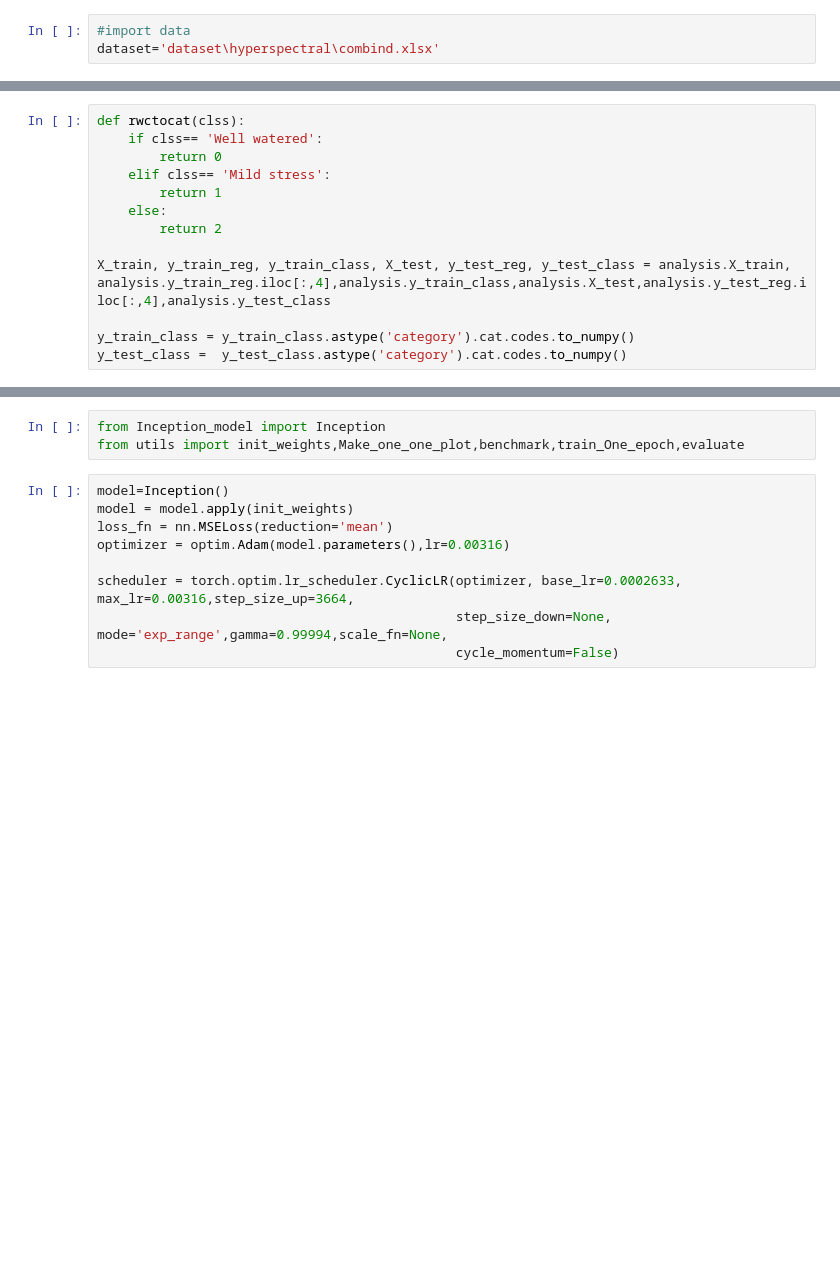
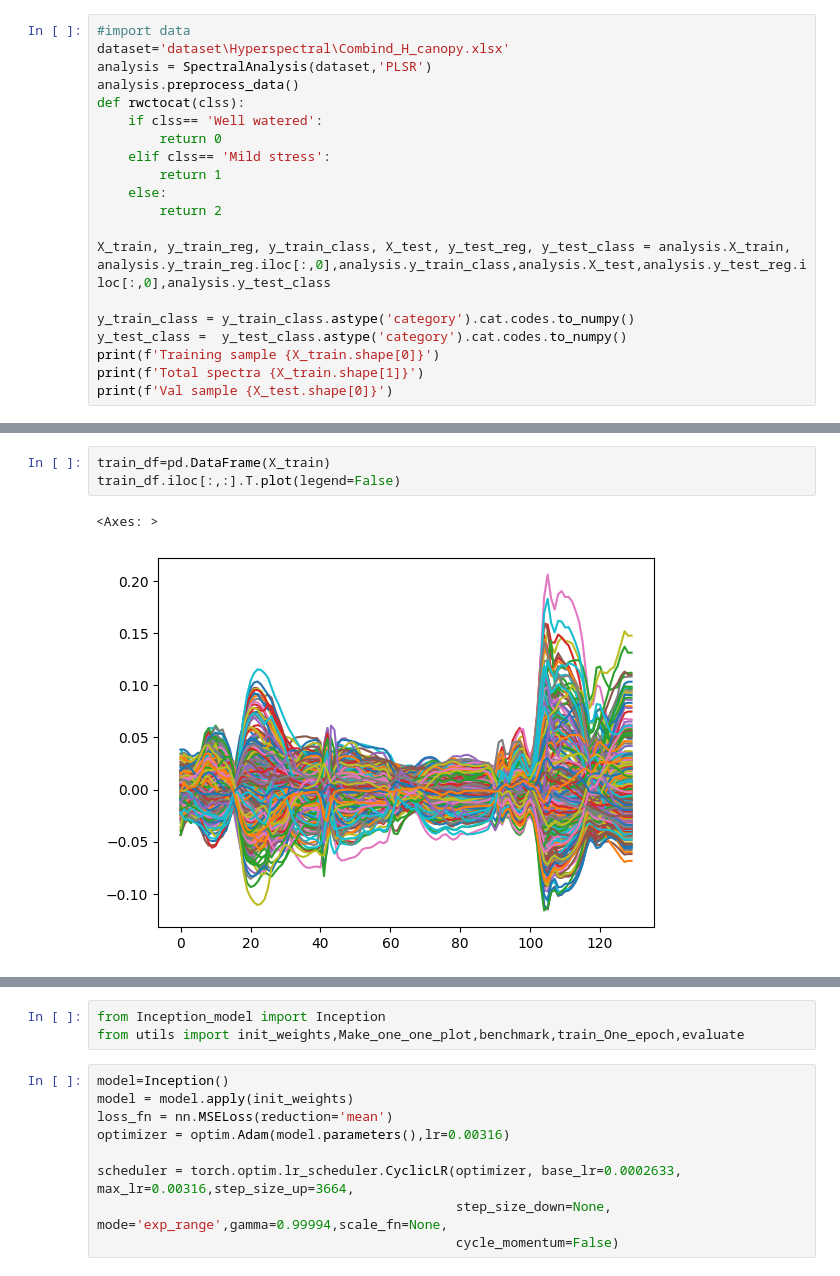
Before and after one commit to hasiburniloy/blueberry, a Jupyter notebook: new.ipynb, the cells around one changed output, grey strips where cells are left out. Drawn from its saved outputs; the diff is of its cells as text; blank space fills up the shorter version.

```diff
--- a/new.ipynb
+++ b/new.ipynb
@@ -39,3 +53,20 @@ False
 # %%
 #import data
-dataset='dataset\hyperspectral\combind.xlsx'
+dataset='dataset\Hyperspectral\Combind_H_canopy.xlsx'
+analysis = SpectralAnalysis(dataset,'PLSR')
+analysis.preprocess_data()
+def rwctocat(clss):
+    if clss== 'Well watered':
+        return 0
+    elif clss== 'Mild stress':
+        return 1
+    else:
+        return 2
+
+X_train, y_train_reg, y_train_class, X_test, y_test_reg, y_test_class = analysis.X_train, analysis.y_train_reg.iloc[:,0],analysis.y_train_class,analysis.X_test,analysis.y_test_reg.iloc[:,0],analysis.y_test_class
+
+y_train_class = y_train_class.astype('category').cat.codes.to_numpy()
+y_test_class =  y_test_class.astype('category').cat.codes.to_numpy()
+print(f'Training sample {X_train.shape[0]}')
+print(f'Total spectra {X_train.shape[1]}')
+print(f'Val sample {X_test.shape[0]}')
@@ -45,13 +76,0 @@ analysis.preprocess_data()
-# %%
-def rwctocat(clss):
-    if clss== 'Well watered':
-        return 0
-    elif clss== 'Mild stress':
-        return 1
-    else:
-        return 2
-
-X_train, y_train_reg, y_train_class, X_test, y_test_reg, y_test_class = analysis.X_train, analysis.y_train_reg.iloc[:,4],analysis.y_train_class,analysis.X_test,analysis.y_test_reg.iloc[:,4],analysis.y_test_class
-
-y_train_class = y_train_class.astype('category').cat.codes.to_numpy()
-y_test_class =  y_test_class.astype('category').cat.codes.to_numpy()
@@ -536,0 +638,6 @@ RuntimeError: Trying to backward through the graph a second time (or directly ac
+# %%
+train_df=pd.DataFrame(X_train)
+train_df.iloc[:,:].T.plot(legend=False)
+# %% [output]
+<Axes: >
+[figure, added]
```
Also changed, not shown: parts of 31 cells of this notebook, 5 other files.
